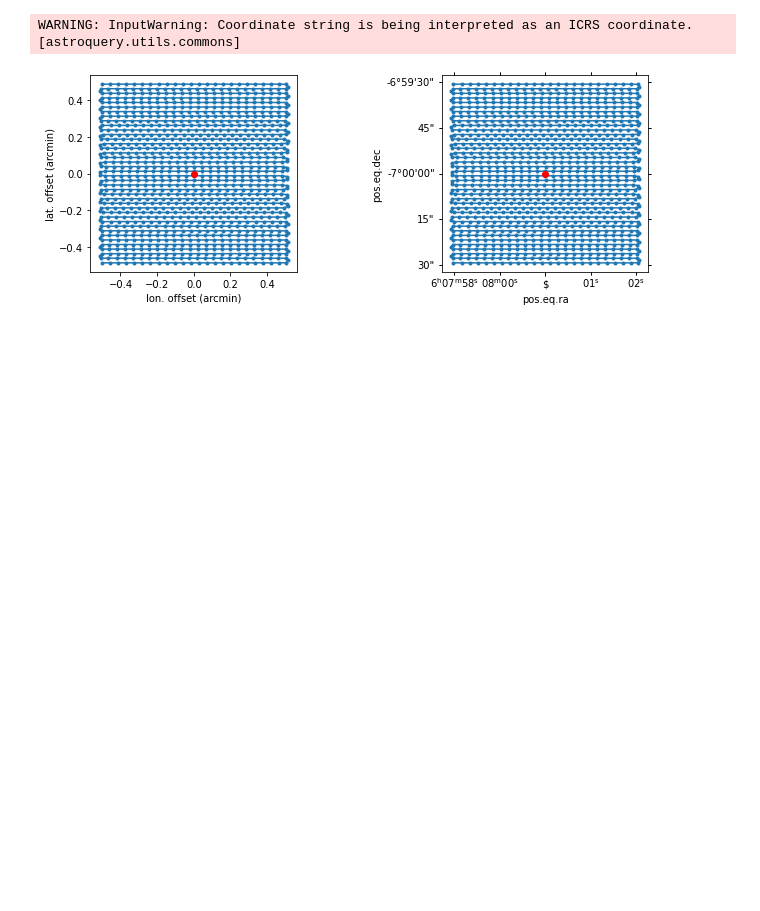
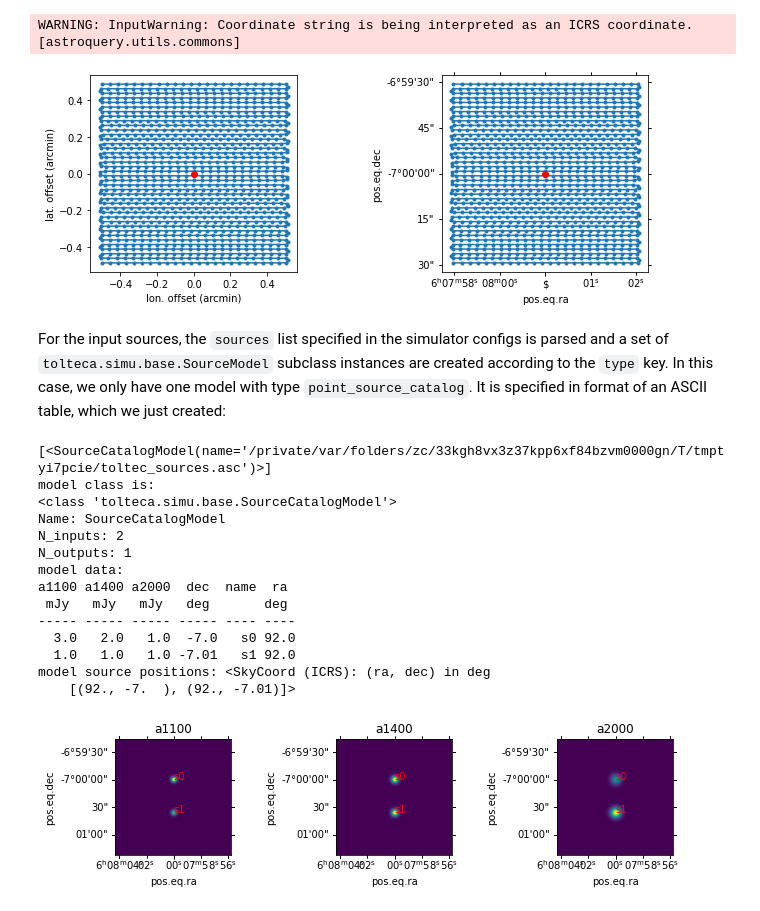
Before and after one commit to toltec-astro/tolteca_tutorials, a Jupyter notebook: _static/tolteca_reduce/tolteca_reduce.ipynb, the cells around one changed output. Cells and saved outputs as stored; diff of their text form; code cells hidden in the pictures; blank space fills up the shorter version.

```diff
--- a/_static/tolteca_reduce/tolteca_reduce.ipynb
+++ b/_static/tolteca_reduce/tolteca_reduce.ipynb
@@ -275,3 +314,51 @@ mapping target: <SkyCoord (ICRS): (ra, dec) in deg
     (92., -7.)>
 WARNING: InputWarning: Coordinate string is being interpreted as an ICRS coordinate. [astroquery.utils.commons]
 [figure]
+# %% [markdown]
+For the input sources, the ``sources`` list specified in the simulator configs is parsed and a set of `tolteca.simu.base.SourceModel` subclass instances are created according to the ``type`` key. In this case, we only have one model with type ``point_source_catalog``. It is specified in format of an ASCII table, which we just created:
+# %%
+sources = rc.get_source_model()
+print(sources)
+m_point_source = sources[0]  # take out the point source model and let's take a look
+print(f'model class is:\n{type(m_point_source)}')
+print(f'model data:\n{m_point_source.data}')
+print(f'model source positions: {m_point_source.pos}')
+# we can make a synetic image and plot by creating a SourceImageModel from the SourceCatalogModel
+# to do this we need some beammodels and a pixelscale.
+# we can use the toltec beammodels here, and assume a 1"/pix scale
+from tolteca.simu.toltec import BeamModel
+m_img = m_point_source.make_image_model(beam_models=BeamModel().models, pixscale=1 << u.arcsec / u.pix)
+# the m_img is a SourceImageModel class which contains image data as a dict of ImageHDU.
+# we create a set of WCSAxes to plot them
+
+from astropy.wcs import WCS
+
+fig = plt.figure(figsize=(10, 5))
+fig.subplots_adjust(wspace=0.9)
+n_hdus = len(m_img.data)
+
+for i, (k, hdu) in enumerate(m_img.data.items()):
+    w = WCS(hdu.header)
+    ax = fig.add_subplot(1, n_hdus, i + 1, projection=w)
+    ax.set_aspect('equal')
+    ax.set_title(f'{k}')
+    ax.imshow(hdu.data)
+    # label the sources
+    for p, n in zip(m_point_source.pos, m_point_source.data['name']):
+        ax.text(p.ra.degree, p.dec.degree, n, transform=ax.get_transform('icrs'), color='red')
+# %% [output]
+[<SourceCatalogModel(name='/private/var/folders/zc/33kgh8vx3z37kpp6xf84bzvm0000gn/T/tmptyi7pcie/toltec_sources.asc')>]
+model class is:
+<class 'tolteca.simu.base.SourceCatalogModel'>
+Name: SourceCatalogModel
+N_inputs: 2
+N_outputs: 1
+model data:
+a1100 a1400 a2000  dec  name  ra
+ mJy   mJy   mJy   deg       deg
+----- ----- ----- ----- ---- ----
+  3.0   2.0   1.0  -7.0   s0 92.0
+  1.0   1.0   1.0 -7.01   s1 92.0
+model source positions: <SkyCoord (ICRS): (ra, dec) in deg
+    [(92., -7.  ), (92., -7.01)]>
+[figure, added]
```
Also changed, not shown: parts of 12 cells of this notebook, 7 other files.
